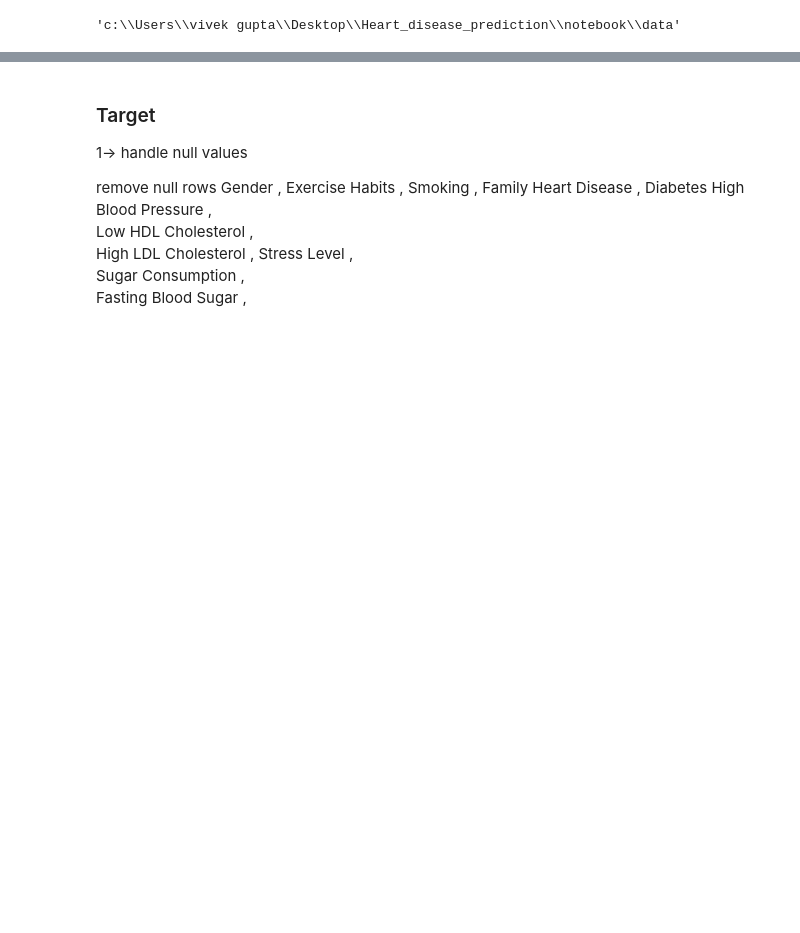
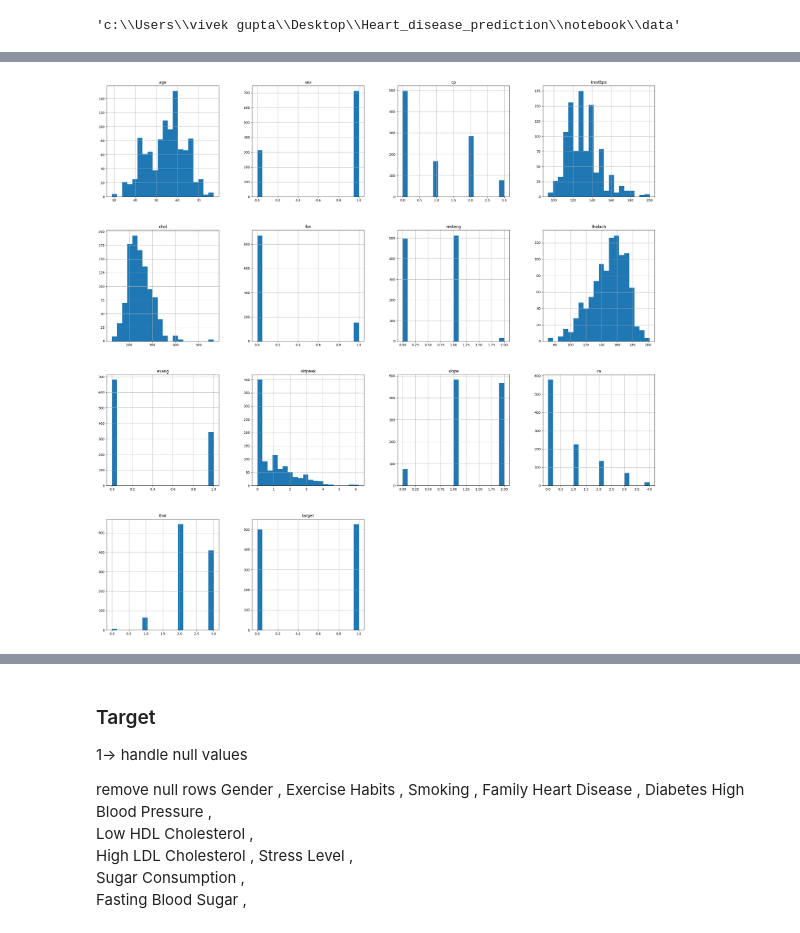
Before and after one commit to vivek34561/End-to-End-Heart-Disease-Prediction, a Jupyter notebook: notebook/data/EDA_heart_disease.ipynb, the cells around one changed output, grey strips where cells are left out. Drawn from its saved outputs; the diff is of its cells as text; code cells hidden in the pictures; blank space fills up the shorter version.

```diff
--- a/notebook/data/EDA_heart_disease.ipynb
+++ b/notebook/data/EDA_heart_disease.ipynb
@@ -23,0 +47,5 @@ df.head()
+# %%
+df.hist(bins=20, figsize=(30, 30))
+plt.show()
+# %% [output]
+[figure, added]
```
Also changed, not shown: parts of 51 cells of this notebook, 29 other files.
